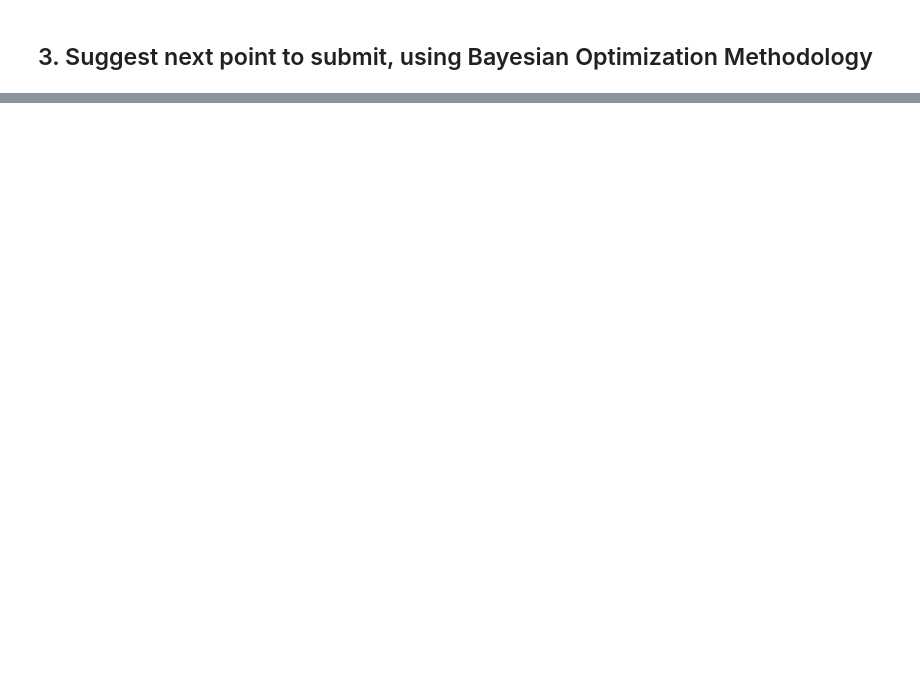
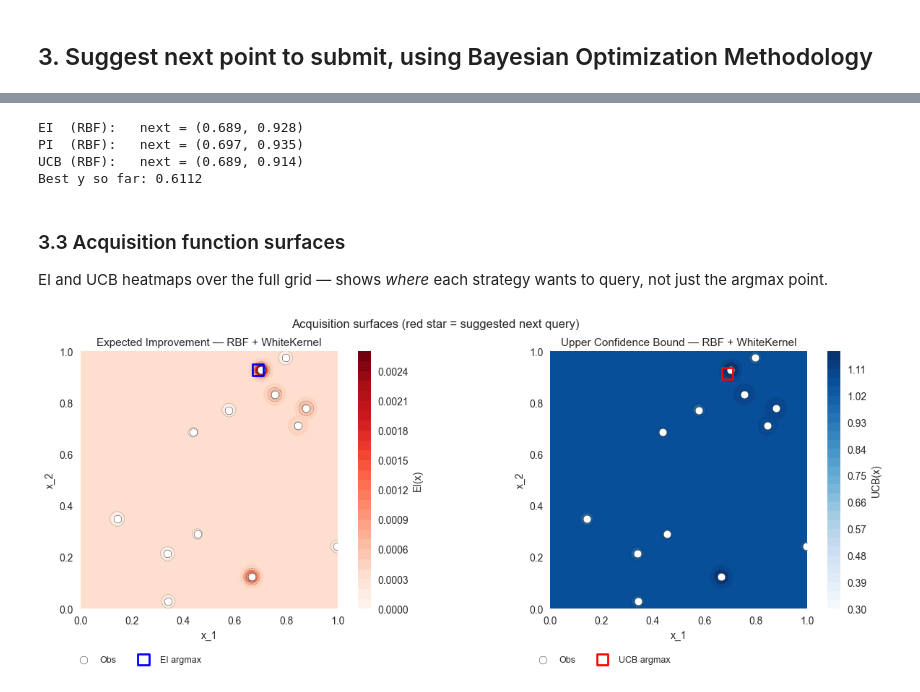
Before and after one commit to karefyllidis/black-box-optimization, a Jupyter notebook: notebooks/function_2_Mystery-ML-Model.ipynb, the cells around one changed output, grey strips where cells are left out. Drawn from its saved outputs; the diff is of its cells as text; code cells hidden in the pictures; blank space fills up the shorter version.

```diff
--- a/notebooks/function_2_Mystery-ML-Model.ipynb
+++ b/notebooks/function_2_Mystery-ML-Model.ipynb
@@ -298,0 +334,78 @@ Pairwise distances below: small values mean two strategies agree; large values m
+# %%
+# ==== Acquisition functions (skopt, on −y GPs) ====
+y_best = best_y
+
+# EI: E[max(f(x) − f(x⁺), 0)]
+EI_RBF    = gaussian_ei(candidate_pts, gp_neg_RBF,    y_opt=-y_best, xi=XI_EI_PI)
+EI_Matern = gaussian_ei(candidate_pts, gp_neg_Matern, y_opt=-y_best, xi=XI_EI_PI)
+x_best_EI_RBF    = candidate_pts[np.argmax(EI_RBF)]
+x_best_EI_Matern = candidate_pts[np.argmax(EI_Matern)]
+
+# PI: P(f(x) > f(x⁺) + ξ)
+PI_RBF    = gaussian_pi(candidate_pts, gp_neg_RBF,    y_opt=-y_best, xi=XI_EI_PI)
+PI_Matern = gaussian_pi(candidate_pts, gp_neg_Matern, y_opt=-y_best, xi=XI_EI_PI)
+x_best_PI_RBF    = candidate_pts[np.argmax(PI_RBF)]
+x_best_PI_Matern = candidate_pts[np.argmax(PI_Matern)]
+
+# LCB: minimize μ(x) − κσ(x) on −y ≡ maximize UCB of y
+LCB_RBF    = gaussian_lcb(candidate_pts, gp_neg_RBF,    kappa=KAPPA_UCB)
+LCB_Matern = gaussian_lcb(candidate_pts, gp_neg_Matern, kappa=KAPPA_UCB)
+x_best_UCB_RBF    = candidate_pts[np.argmin(LCB_RBF)]
+x_best_UCB_Matern = candidate_pts[np.argmin(LCB_Matern)]
+
+print(f"EI  (RBF):   next = ({x_best_EI_RBF[0]:.3f}, {x_best_EI_RBF[1]:.3f})")
+print(f"PI  (RBF):   next = ({x_best_PI_RBF[0]:.3f}, {x_best_PI_RBF[1]:.3f})")
+print(f"UCB (RBF):   next = ({x_best_UCB_RBF[0]:.3f}, {x_best_UCB_RBF[1]:.3f})")
+print(f"Best y so far: {y_best:.4g}")
+# %% [output]
+EI  (RBF):   next = (0.689, 0.928)
+PI  (RBF):   next = (0.697, 0.935)
+UCB (RBF):   next = (0.689, 0.914)
+Best y so far: 0.6112
+# %% [markdown]
+### 3.3 Acquisition function surfaces
+
+EI and UCB heatmaps over the full grid — shows *where* each strategy wants to query, not just the argmax point.
+# %%
+# ==== Acquisition surface plots (EI and LCB over the full grid) ====
+# Predict on grid for best GP (auto-selected by LML above)
+EI_grid  = gaussian_ei(grid_pts, best_gp_neg, y_opt=-y_best, xi=XI_EI_PI)
+LCB_grid = gaussian_lcb(grid_pts, best_gp_neg, kappa=KAPPA_UCB)
+UCB_grid = -LCB_grid   # UCB of y = −LCB of −y
+EI_surf  = EI_grid.reshape(X1g.shape)
+UCB_surf = UCB_grid.reshape(X1g.shape)
+
+fig, (ax1, ax2) = plt.subplots(1, 2, figsize=(13, 5))
+
+# EI surface
+cf1 = ax1.contourf(X1g, X2g, EI_surf, levels=30, cmap="Reds")
+ax1.contour(X1g, X2g, EI_surf, levels=10, colors="k", linewidths=0.3, alpha=0.4)
+plt.colorbar(cf1, ax=ax1).set_label("EI(x)", fontsize=10)
+ax1.scatter(X[:, 0], X[:, 1], c="white", s=60, edgecolors="k", zorder=5, label="Obs")
+ax1.scatter(*x_best_EI_RBF, s=120, marker="s", c="none", edgecolors="blue", zorder=10, label="EI argmax", linewidths=2)
+ax1.set_xlabel("x_1", fontsize=10); ax1.set_ylabel("x_2", fontsize=10)
+ax1.set_title(f"Expected Improvement — {best_name}", fontsize=11)
+ax1.legend(fontsize=9, ncol=2, bbox_to_anchor=(0.5, -0.15)); ax1.set_aspect("equal")
+
+# UCB surface
+cf2 = ax2.contourf(X1g, X2g, UCB_surf, levels=30, cmap="Blues")
+ax2.contour(X1g, X2g, UCB_surf, levels=10, colors="k", linewidths=0.3, alpha=0.4)
+plt.colorbar(cf2, ax=ax2).set_label("UCB(x)", fontsize=10)
+ax2.scatter(X[:, 0], X[:, 1], c="white", s=60, edgecolors="k", zorder=5, label="Obs")
+ax2.scatter(*x_best_UCB_RBF, s=120, marker="s", c="none", edgecolors="red", zorder=10, label="UCB argmax", linewidths=2)
+ax2.set_xlabel("x_1", fontsize=10); ax2.set_ylabel("x_2", fontsize=10)
+ax2.set_title(f"Upper Confidence Bound — {best_name}", fontsize=11)
+ax2.legend(fontsize=9, ncol=2, bbox_to_anchor=(0.5, -0.15)); ax2.set_aspect("equal")
+
+plt.suptitle("Acquisition surfaces (red star = suggested next query)", fontsize=12)
+plt.tight_layout()
+if IF_EXPORT_PLOT:
+    out_dir = PLOT_EXPORT_DIR
+    assert_not_under_initial_data(out_dir, project_root=repo_root)
+    out_dir.mkdir(parents=True, exist_ok=True)
+    fig.savefig(out_dir / "function_2_acquisition_surfaces.png", dpi=150, bbox_inches="tight")
+    print("Saved acquisition surface plot")
+if IF_SHOW_PLOT:
+    plt.show()
+# %% [output]
+[figure, added]
```
Also changed, not shown: parts of 39 cells of this notebook, 4 other files.
